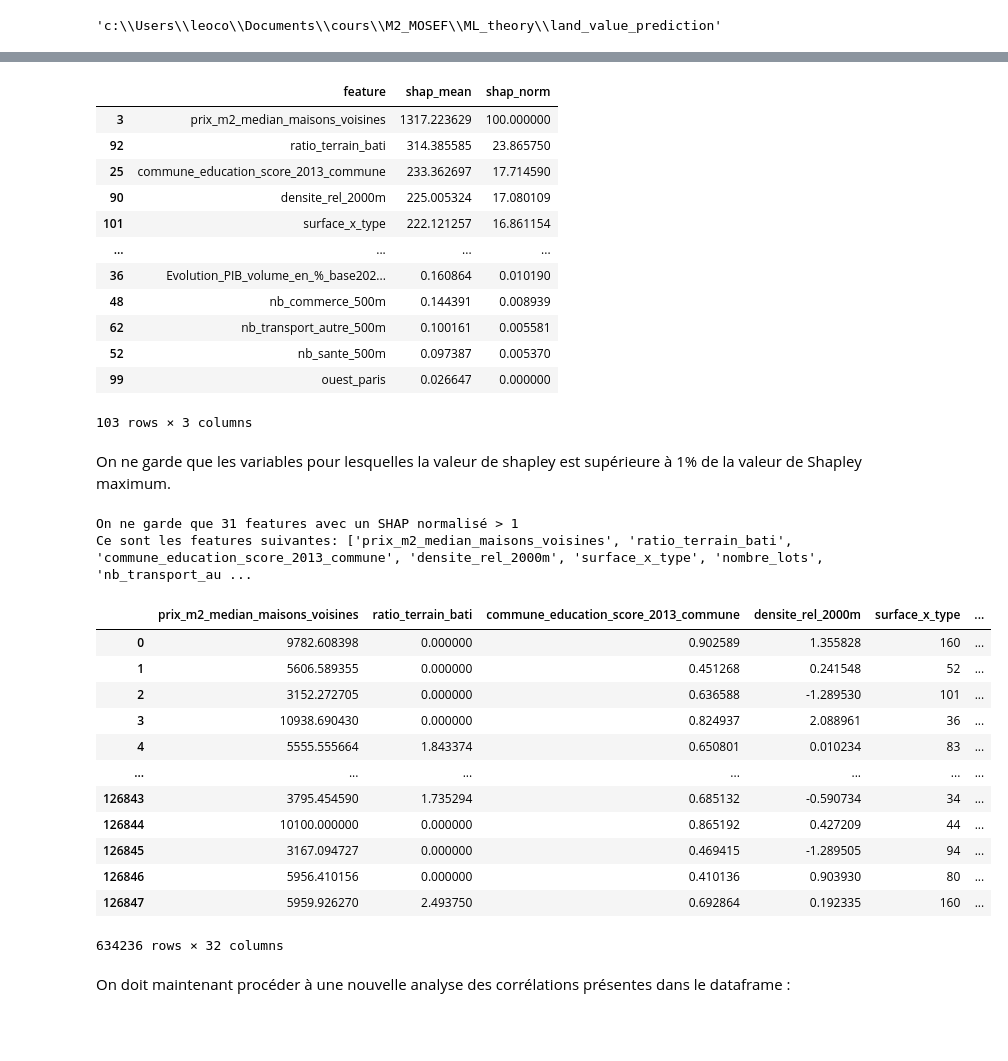
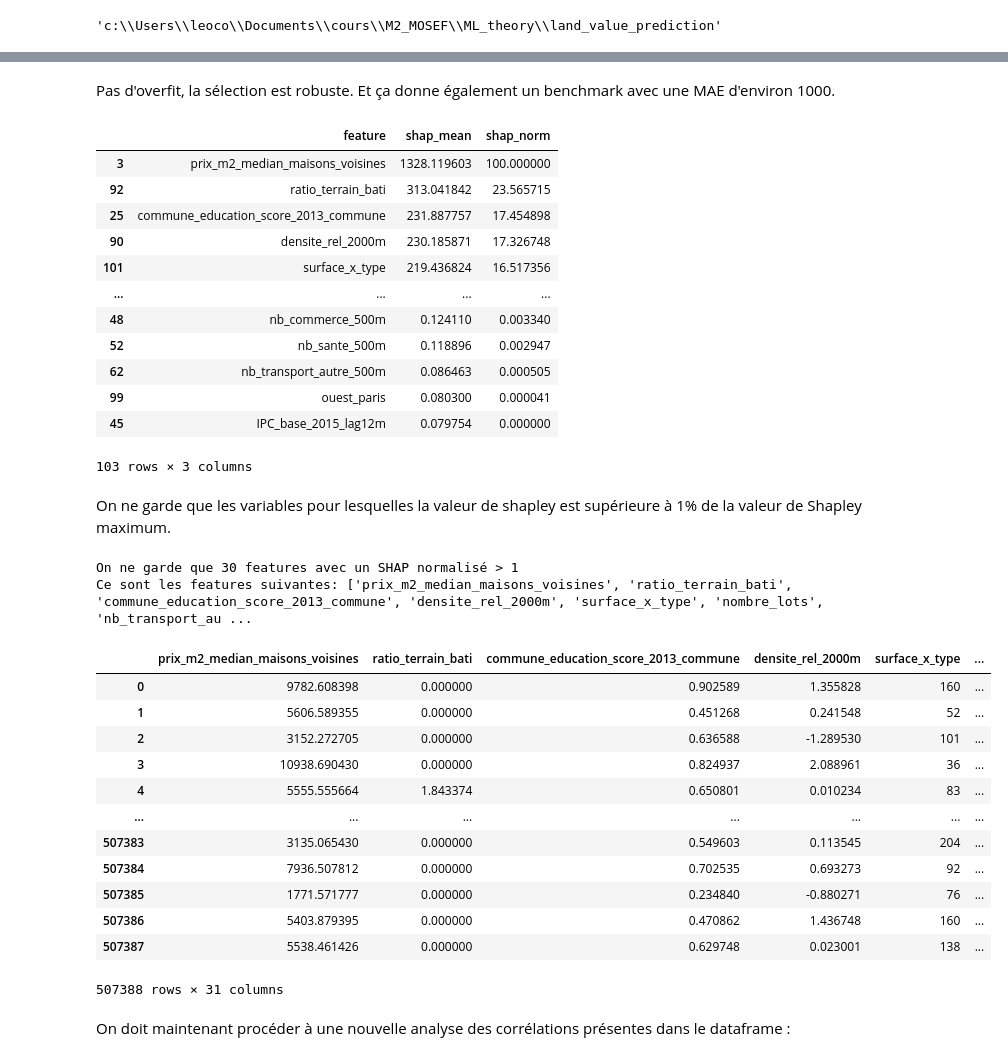
Before and after one commit to leocoooo/land_value_prediction, a Jupyter notebook: notebooks/03_selection_features.ipynb, the cells around one changed output, grey strips where cells are left out. Cells and saved outputs as stored; diff of their text form; code cells hidden in the pictures; blank space fills up the shorter version.

```diff
--- a/notebooks/03_selection_features.ipynb
+++ b/notebooks/03_selection_features.ipynb
@@ -22,8 +20,8 @@ df_full = pd.concat([df_train, df_test])
 # %%
 cols_to_remove = ['prix_m2', 'ecart_prix_median_pct', 'is_maison', 'nord_paris', 'est_paris']
 
-X = df_full.drop(columns=cols_to_remove)
-y = df_full['prix_m2']
+X = df_train.drop(columns=cols_to_remove)
+y = df_train['prix_m2']
 
 print(f"Dataset: {X.shape[0]:,} échantillons, {X.shape[1]} features")
 print(f"Target (prix_m2): min={y.min():.0f}, max={y.max():.0f}, médiane={y.median():.0f}")
@@ -58,4 +56,6 @@ Distribution des bins:
 # %%
+from sklearn.metrics import mean_absolute_error
+
 def compute_shap_results(X, y, y_binned, n_bins=10, n_folds=5):
     skf = StratifiedKFold(n_splits=n_folds, shuffle=True, random_state=42)
     shap_results = []
@@ -65,6 +65,8 @@ def compute_shap_results(X, y, y_binned, n_bins=10, n_folds=5):
 
         X_fold = X.iloc[train_idx]
         y_fold = y.iloc[train_idx]
+        X_val = X.iloc[val_idx]
+        y_val = y.iloc[val_idx]
 
         y_fold_stats = {
             'min': y_fold.min(),
@@ -73,8 +75,8 @@ def compute_shap_results(X, y, y_binned, n_bins=10, n_folds=5):
             'q75': y_fold.quantile(0.75),
             'max': y_fold.max()
         }
-        print(f"   Train: {len(train_idx):,} échantillons")
-        print(f"   Val:   {len(val_idx):,} échantillons")
+        print(f"   Train: {len(train_idx)} échantillons")
+        print(f"   Val:   {len(val_idx)} échantillons")
         print(f"   Target train: min={y_fold_stats['min']:.0f}, "
               f"Q25={y_fold_stats['q25']:.0f}, "
               f"med={y_fold_stats['median']:.0f}, "
@@ -93,6 +95,14 @@ def compute_shap_results(X, y, y_binned, n_bins=10, n_folds=5):
             n_jobs=-1
         )
         lgbm.fit(X_fold, y_fold)
+
+        # Calcul MAE sur train et validation
+        y_pred_train = lgbm.predict(X_fold)
+        y_pred_val = lgbm.predict(X_val)
+        mae_train = mean_absolute_error(y_fold, y_pred_train)
+        mae_val = mean_absolute_error(y_val, y_pred_val)
+        print(f"   MAE train: {mae_train:.2f}")
+        print(f"   MAE val:   {mae_val:.2f}")
 
         sample_size = min(1000, len(X_fold))
         sample_indices = []
@@ -114,7 +124,9 @@ def compute_shap_results(X, y, y_binned, n_bins=10, n_folds=5):
         shap_results.append({
             'fold': fold_idx,
             'shap_values': mean_abs_shap,
-            'feature_names': X.columns.tolist()
+            'feature_names': X.columns.tolist(),
+            'mae_train': mae_train,
+            'mae_val': mae_val
         })
     return shap_results
 
@@ -143,3 +152,5 @@ shap_results = compute_shap_results(X, y, y_binned, n_bins=n_bins, n_folds=5)
+# %% [markdown]
+Pas d'overfit, la sélection est robuste. Et ça donne également un benchmark avec une MAE d'environ 1000.
 # %%
 def compute_shap_summary(shap_results, X):
     shap_matrix = np.array([result['shap_values'] for result in shap_results])
@@ -165,17 +176,17 @@ results_df = compute_shap_summary(shap_results, X)
 results_df
 # %% [output]
 |  | feature | shap_mean | shap_norm |
-| 3 | prix_m2_median_maisons_voisines | 1317.223629 | 100.000000 |
-| 92 | ratio_terrain_bati | 314.385585 | 23.865750 |
-| 25 | commune_education_score_2013_commune | 233.362697 | 17.714590 |
-| 90 | densite_rel_2000m | 225.005324 | 17.080109 |
-| 101 | surface_x_type | 222.121257 | 16.861154 |
+| 3 | prix_m2_median_maisons_voisines | 1328.119603 | 100.000000 |
+| 92 | ratio_terrain_bati | 313.041842 | 23.565715 |
+| 25 | commune_education_score_2013_commune | 231.887757 | 17.454898 |
+| 90 | densite_rel_2000m | 230.185871 | 17.326748 |
+| 101 | surface_x_type | 219.436824 | 16.517356 |
 | ... | ... | ... | ... |
-| 36 | Evolution_PIB_volume_en_%_base202... | 0.160864 | 0.010190 |
-| 48 | nb_commerce_500m | 0.144391 | 0.008939 |
-| 62 | nb_transport_autre_500m | 0.100161 | 0.005581 |
-| 52 | nb_sante_500m | 0.097387 | 0.005370 |
-| 99 | ouest_paris | 0.026647 | 0.000000 |
+| 48 | nb_commerce_500m | 0.124110 | 0.003340 |
+| 52 | nb_sante_500m | 0.118896 | 0.002947 |
+| 62 | nb_transport_autre_500m | 0.086463 | 0.000505 |
+| 99 | ouest_paris | 0.080300 | 0.000041 |
+| 45 | IPC_base_2015_lag12m | 0.079754 | 0.000000 |
 103 rows × 3 columns
 # %% [markdown]
 On ne garde que les variables pour lesquelles la valeur de shapley est supérieure à 1% de la valeur de Shapley maximum.
@@ -184,25 +195,25 @@ selected_features = results_df[results_df["shap_norm"] > 1]["feature"].tolist()
 print(f"On ne garde que {len(selected_features)} features avec un SHAP normalisé > 1")
 print(f"Ce sont les features suivantes: {selected_features}")
 # %% [output]
-On ne garde que 31 features avec un SHAP normalisé > 1
+On ne garde que 30 features avec un SHAP normalisé > 1
 Ce sont les features suivantes: ['prix_m2_median_maisons_voisines', 'ratio_terrain_bati', 'commune_education_score_2013_commune', 'densite_rel_2000m', 'surface_x_type', 'nombre_lots', 'nb_transport_au ...
 # %%
-df_with_selected_features = df_full[selected_features + ['prix_m2']]
-df_with_selected_features
+df_train_with_selected_features = df_train[selected_features + ['prix_m2']]
+df_train_with_selected_features
 # %% [output]
 |  | prix_m2_median_maisons_voisines | ratio_terrain_bati | commune_education_score_2013_commune | densite_rel_2000m | surface_x_type | ... |
 | 0 | 9782.608398 | 0.000000 | 0.902589 | 1.355828 | 160 | ... |
 | 1 | 5606.589355 | 0.000000 | 0.451268 | 0.241548 | 52 | ... |
 | 2 | 3152.272705 | 0.000000 | 0.636588 | -1.289530 | 101 | ... |
 | 3 | 10938.690430 | 0.000000 | 0.824937 | 2.088961 | 36 | ... |
 | 4 | 5555.555664 | 1.843374 | 0.650801 | 0.010234 | 83 | ... |
 | ... | ... | ... | ... | ... | ... | ... |
-| 126843 | 3795.454590 | 1.735294 | 0.685132 | -0.590734 | 34 | ... |
-| 126844 | 10100.000000 | 0.000000 | 0.865192 | 0.427209 | 44 | ... |
-| 126845 | 3167.094727 | 0.000000 | 0.469415 | -1.289505 | 94 | ... |
-| 126846 | 5956.410156 | 0.000000 | 0.410136 | 0.903930 | 80 | ... |
-| 126847 | 5959.926270 | 2.493750 | 0.692864 | 0.192335 | 160 | ... |
+| 507383 | 3135.065430 | 0.000000 | 0.549603 | 0.113545 | 204 | ... |
+| 507384 | 7936.507812 | 0.000000 | 0.702535 | 0.693273 | 92 | ... |
+| 507385 | 1771.571777 | 0.000000 | 0.234840 | -0.880271 | 76 | ... |
+| 507386 | 5403.879395 | 0.000000 | 0.470862 | 1.436748 | 160 | ... |
+| 507387 | 5538.461426 | 0.000000 | 0.629748 | 0.023001 | 138 | ... |
-634236 rows × 32 columns
+507388 rows × 31 columns
 # %% [markdown]
 On doit maintenant procéder à une nouvelle analyse des corrélations présentes dans le dataframe :
 # %%
```
Also changed, not shown: parts of 11 cells of this notebook.
